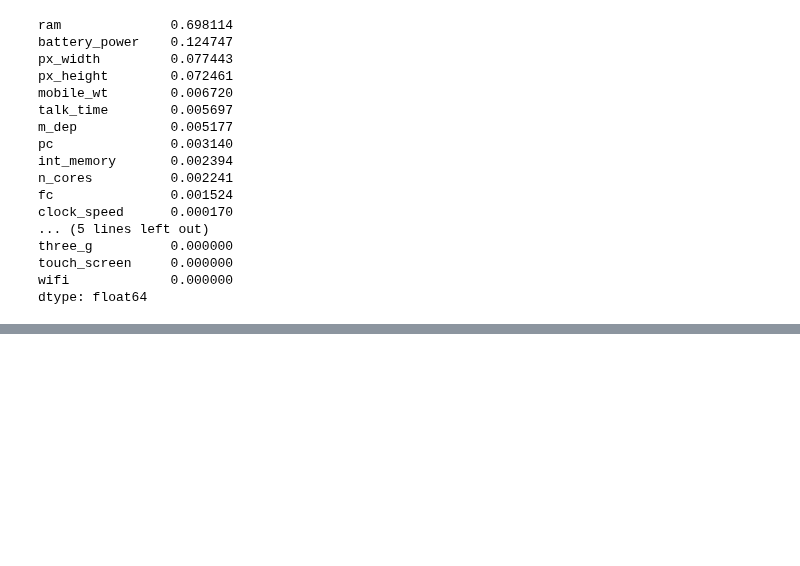
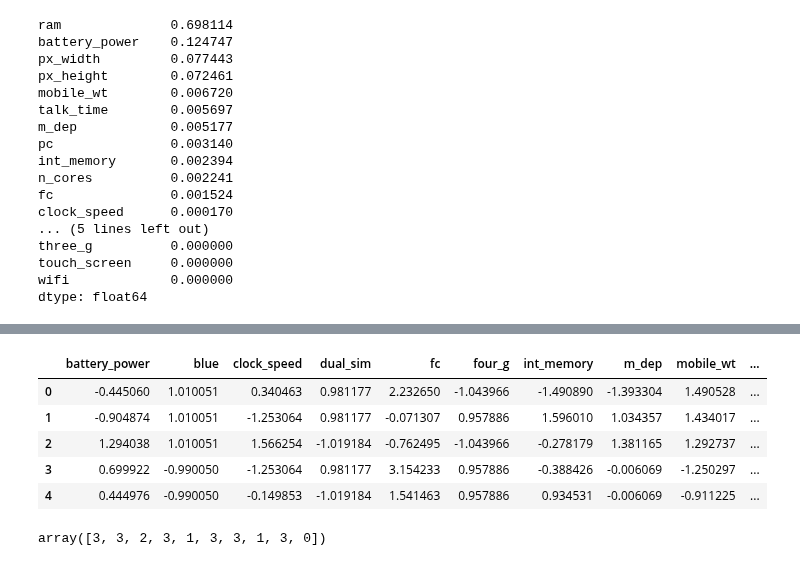
Before and after one commit to ganesh-207/Machine_learning, a Jupyter notebook: Assignment/Mobile Price Classification .ipynb, the cells around one changed output, grey strips where cells are left out. Cells and saved outputs as stored; diff of their text form; code cells hidden in the pictures; blank space fills up the shorter version.

```diff
--- a/Assignment/Mobile Price Classification .ipynb
+++ b/Assignment/Mobile Price Classification .ipynb
@@ -324,0 +345,2 @@ dtype: float64
+# %%
+df2 = df2.drop('id',axis=1)
@@ -324,0 +356,10 @@ dtype: float64
+# %%
+df2_pre = pre.transform(df2)
+df2_pre.head()
+# %% [output]
+|  | battery_power | blue | clock_speed | dual_sim | fc | four_g | int_memory | m_dep | mobile_wt | ... |
+| 0 | -0.445060 | 1.010051 | 0.340463 | 0.981177 | 2.232650 | -1.043966 | -1.490890 | -1.393304 | 1.490528 | ... |
+| 1 | -0.904874 | 1.010051 | -1.253064 | 0.981177 | -0.071307 | 0.957886 | 1.596010 | 1.034357 | 1.434017 | ... |
+| 2 | 1.294038 | 1.010051 | 1.566254 | -1.019184 | -0.762495 | -1.043966 | -0.278179 | 1.381165 | 1.292737 | ... |
+| 3 | 0.699922 | -0.990050 | -1.253064 | 0.981177 | 3.154233 | 0.957886 | -0.388426 | -0.006069 | -1.250297 | ... |
+| 4 | 0.444976 | -0.990050 | -0.149853 | -1.019184 | 1.541463 | 0.957886 | 0.934531 | -0.006069 | -0.911225 | ... |
@@ -324,0 +368,4 @@ dtype: float64
+# %%
+price_predicted[:10]
+# %% [output]
+array([3, 3, 2, 3, 1, 3, 3, 1, 3, 0])
```
Also changed, not shown: parts of 11 cells of this notebook, 2 other files.
